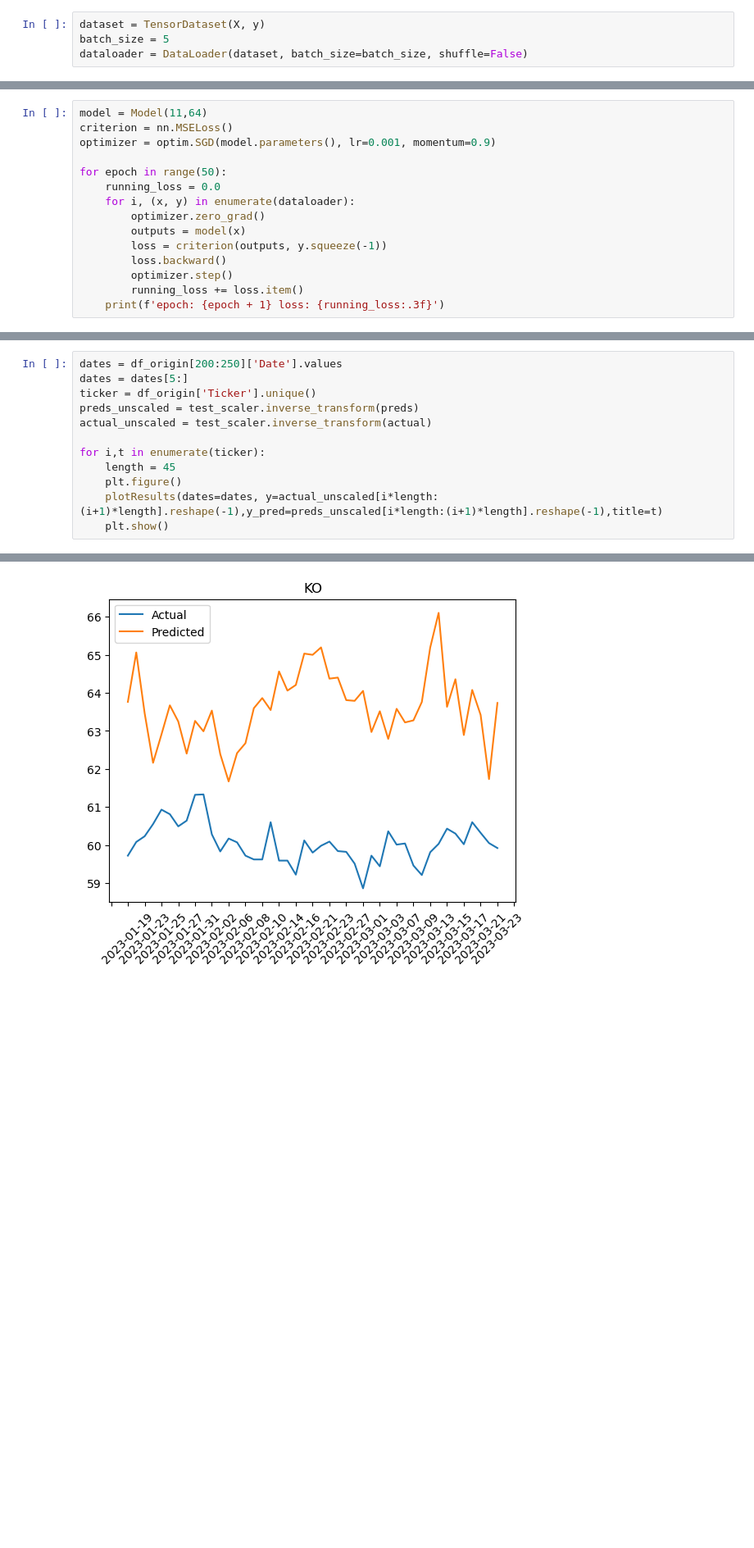
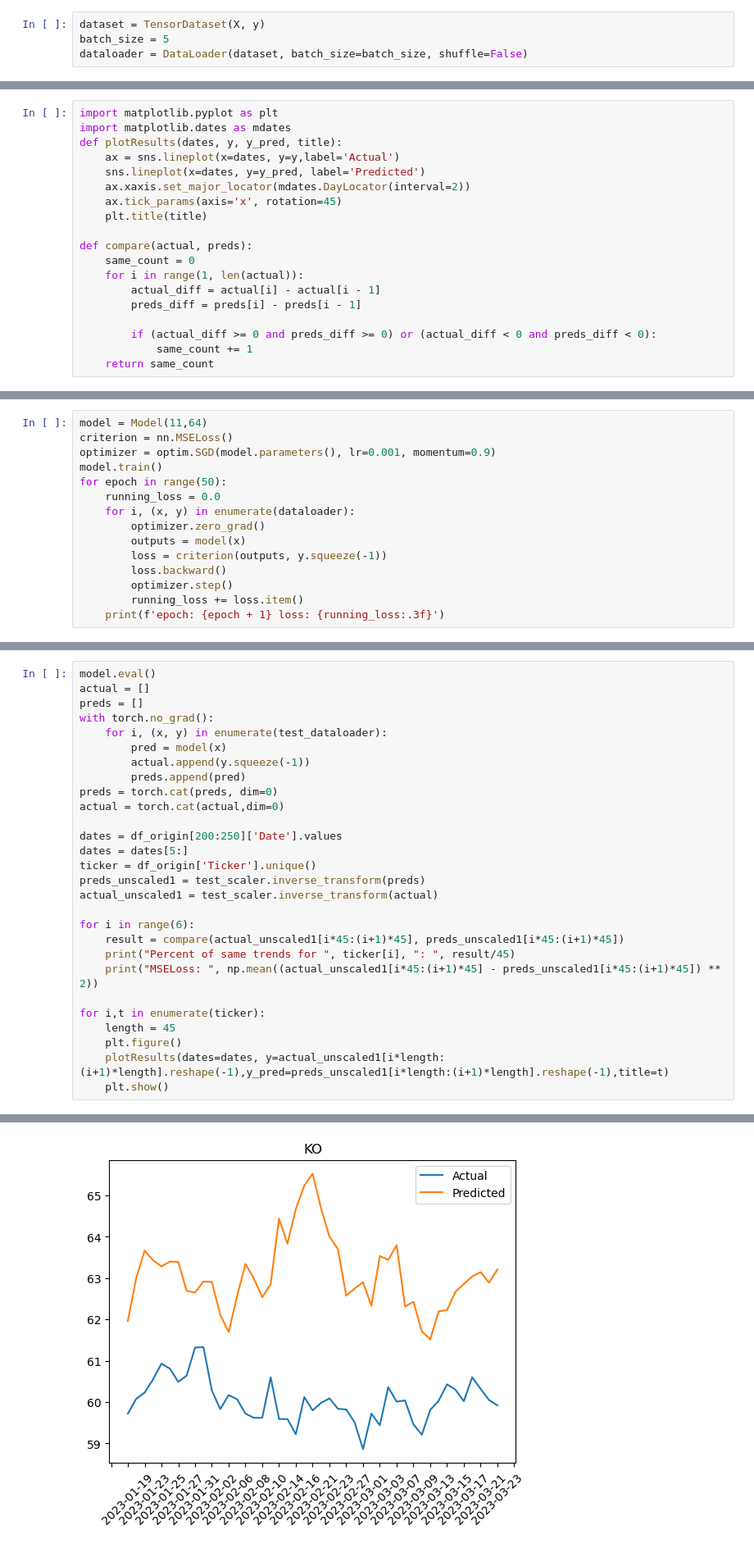
Before and after one commit to ChaelynnLynnKim/Stock-Price-Prediction, a Jupyter notebook: training_lstm.ipynb, the cells around one changed output, grey strips where cells are left out. Shown at 82% size. Drawn from its saved outputs; the diff is of its cells as text; blank space fills up the shorter version.

```diff
--- a/training_lstm.ipynb
+++ b/training_lstm.ipynb
@@ -67,3 +87,22 @@ dataloader = DataLoader(dataset, batch_size=batch_size, shuffle=False)
+# %%
+import matplotlib.pyplot as plt
+import matplotlib.dates as mdates
+def plotResults(dates, y, y_pred, title):
+    ax = sns.lineplot(x=dates, y=y,label='Actual')
+    sns.lineplot(x=dates, y=y_pred, label='Predicted')
+    ax.xaxis.set_major_locator(mdates.DayLocator(interval=2))
+    ax.tick_params(axis='x', rotation=45)
+    plt.title(title)
+
+def compare(actual, preds):
+    same_count = 0
+    for i in range(1, len(actual)):
+        actual_diff = actual[i] - actual[i - 1]
+        preds_diff = preds[i] - preds[i - 1]
+
+        if (actual_diff >= 0 and preds_diff >= 0) or (actual_diff < 0 and preds_diff < 0):
+            same_count += 1
+    return same_count
 # %%
 class Model(nn.Module):
    def __init__(self, input_size, hidden_size):
@@ -80,7 +119,7 @@ class Model(nn.Module):
 model = Model(11,64)
 criterion = nn.MSELoss()
 optimizer = optim.SGD(model.parameters(), lr=0.001, momentum=0.9)
-
+model.train()
 for epoch in range(50):
     running_loss = 0.0
     for i, (x, y) in enumerate(dataloader):
@@ -152,13 +151,29 @@ def plotResults(dates, y, y_pred, title):
 # %%
+model.eval()
+actual = []
+preds = []
+with torch.no_grad():
+    for i, (x, y) in enumerate(test_dataloader):
+        pred = model(x)
+        actual.append(y.squeeze(-1))
+        preds.append(pred)
+preds = torch.cat(preds, dim=0)
+actual = torch.cat(actual,dim=0)
+
 dates = df_origin[200:250]['Date'].values
 dates = dates[5:]
 ticker = df_origin['Ticker'].unique()
-preds_unscaled = test_scaler.inverse_transform(preds)
-actual_unscaled = test_scaler.inverse_transform(actual)
+preds_unscaled1 = test_scaler.inverse_transform(preds)
+actual_unscaled1 = test_scaler.inverse_transform(actual)
+
+for i in range(6):
+    result = compare(actual_unscaled1[i*45:(i+1)*45], preds_unscaled1[i*45:(i+1)*45])
+    print("Percent of same trends for ", ticker[i], ": ", result/45)
+    print("MSELoss: ", np.mean((actual_unscaled1[i*45:(i+1)*45] - preds_unscaled1[i*45:(i+1)*45]) ** 2))
 
 for i,t in enumerate(ticker):
     length = 45
     plt.figure()
-    plotResults(dates=dates, y=actual_unscaled[i*length:(i+1)*length].reshape(-1),y_pred=preds_unscaled[i*length:(i+1)*length].reshape(-1),title=t)
+    plotResults(dates=dates, y=actual_unscaled1[i*length:(i+1)*length].reshape(-1),y_pred=preds_unscaled1[i*length:(i+1)*length].reshape(-1),title=t)
     plt.show()
 # %% [output]
@@ -168 +195 @@ for i,t in enumerate(ticker):
-[figure, old version]
+[figure, new version]
```
Also changed, not shown: parts of 16 cells of this notebook.
